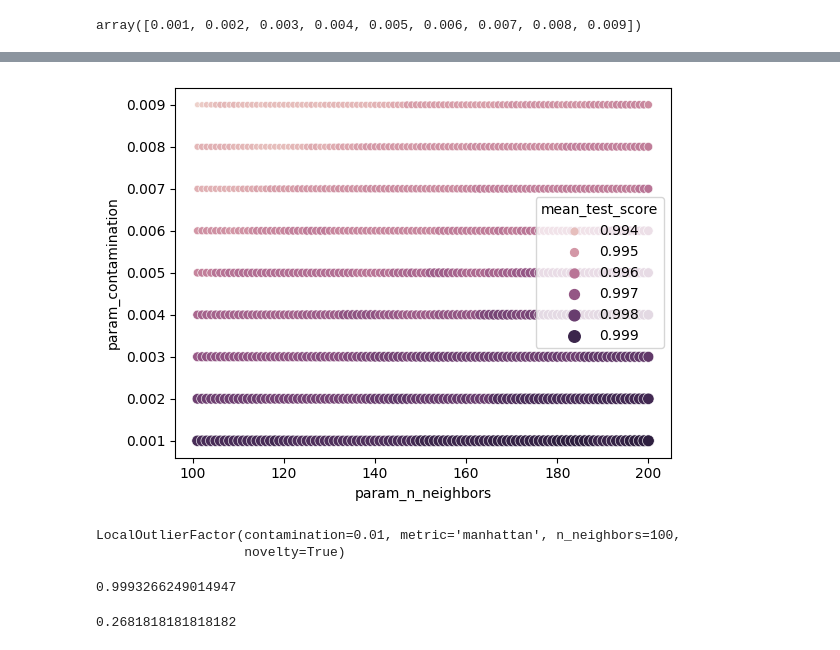
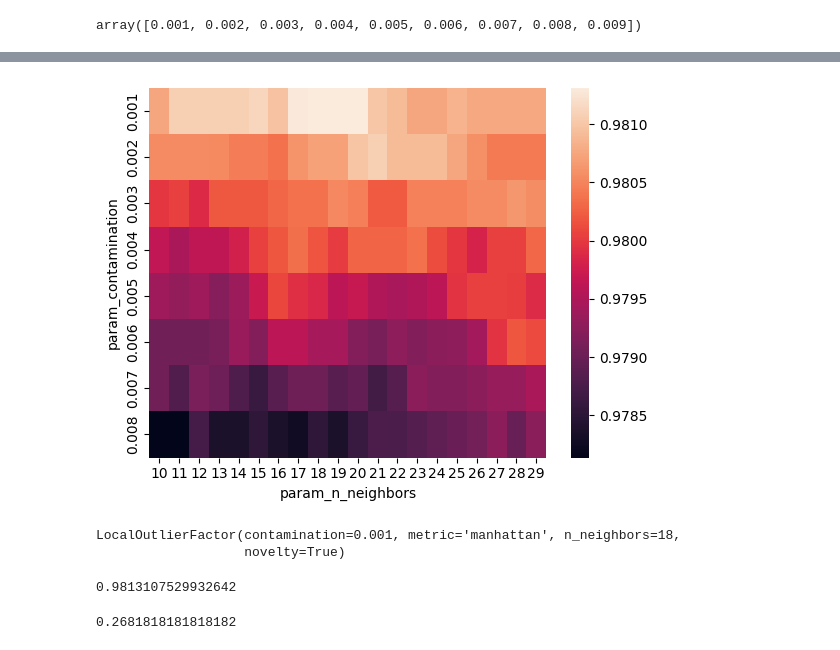
Before and after one commit to maptv/AnomalyDetection, a Jupyter notebook: Part 3-4/anomaly-detection-part-3-4-code.ipynb, the cells around one changed output, grey strips where cells are left out. Saved outputs shown, nothing was run; the diff lists cells and outputs as text; code cells hidden in the pictures.

```diff
--- a/Part 3-4/anomaly-detection-part-3-4-code.ipynb
+++ b/Part 3-4/anomaly-detection-part-3-4-code.ipynb
@@ -81,0 +81,2 @@ test = pd.concat([test, fraud])
+# %%
+fraud = train[train["isFraud"] == 1]
@@ -194,8 +199,8 @@ array([0.001, 0.002, 0.003, 0.004, 0.005, 0.006, 0.007, 0.008, 0.009])
 # %%
 gscv = GridSearchCV(
     LocalOutlierFactor(metric="manhattan", novelty=True),
-    {"n_neighbors": range(101, 201), "contamination": np.arange(0.001, 0.01, 0.001)},
-    scoring=metrics.make_scorer(metrics.recall_score),
+    {"n_neighbors": range(10, 30), "contamination": np.arange(0.001, 0.009, 0.001)},
+    scoring=metrics.make_scorer(metrics.f1_score),
 )
 
 y_test = test["isFraud"].map({0: 1, 1: -1})
@@ -211,4 +215,4 @@ GridSearchCV(estimator=LocalOutlierFactor(metric='manhattan', novelty=True),
 # %%
 cv_df = pd.DataFrame(gscv.cv_results_)
 # %%
-cv_df
+piv_df = cv_df.pivot(columns="param_n_neighbors", index="param_contamination", values="mean_test_score")
@@ -229,22 +232,16 @@ cv_df
 # %%
-sns.scatterplot(
-    data=cv_df,
-    x="param_n_neighbors",
-    y="param_contamination",
-    size="mean_test_score",
-    hue="mean_test_score",
-);
+sns.heatmap(data=piv_df,);
 # %% [output]
-[figure, old version]
+[figure, new version]
 # %%
 gscv.best_estimator_
 # %% [output]
-LocalOutlierFactor(contamination=0.01, metric='manhattan', n_neighbors=100,
+LocalOutlierFactor(contamination=0.001, metric='manhattan', n_neighbors=18,
                    novelty=True)
 # %%
 gscv.best_score_
 # %% [output]
-0.9993266249014947
+0.9813107529932642
 # %%
 metrics.recall_score(y_true=actual_test, y_pred=fraud_pred)
 # %% [output]
```
Also changed, not shown: parts of 44 cells of this notebook.
